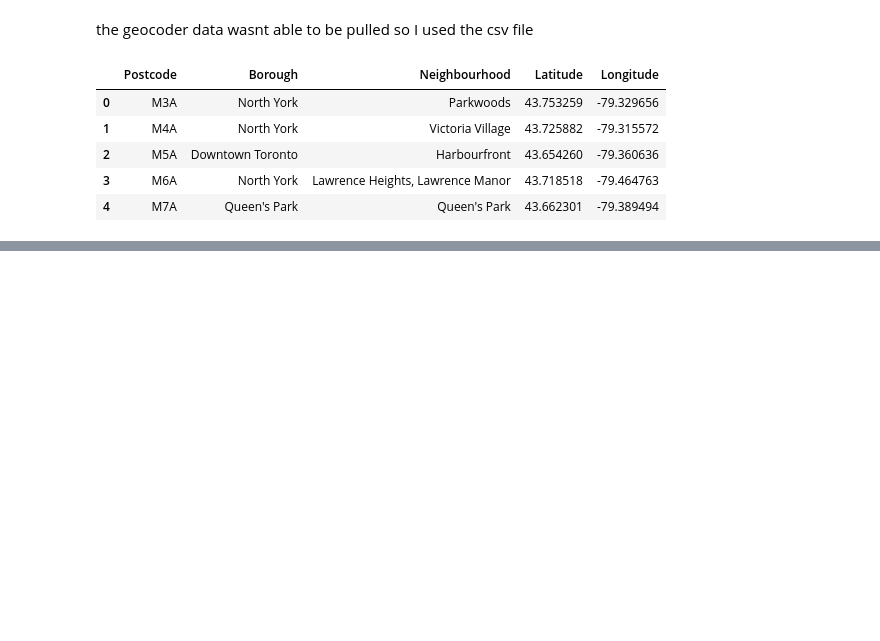
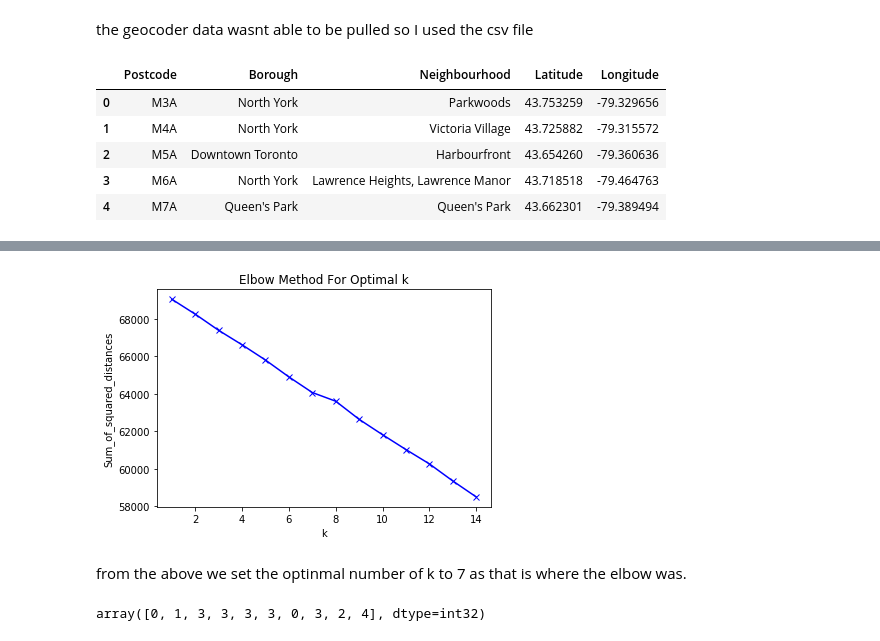
Before and after one commit to CalvinMadeley/Data-Science, a Jupyter notebook: Applied data science capstone.ipynb, the cells around one changed output, grey strips where cells are left out. Drawn from its saved outputs; the diff is of its cells as text; code cells hidden in the pictures; blank space fills up the shorter version.

```diff
--- a/Applied data science capstone.ipynb
+++ b/Applied data science capstone.ipynb
@@ -95,0 +241,5 @@ df_neighbourhoods.head()
+# %%
+df_toronto_venues = pd.concat(toronto_venues)
+
+print(df_toronto_venues.shape)
+df_toronto_venues.head()
@@ -95,0 +294,3 @@ df_neighbourhoods.head()
+# %%
+toronto_grouped = toronto_onehot.groupby('Neighborhood').mean().reset_index()
+toronto_grouped
@@ -95,0 +343,13 @@ df_neighbourhoods.head()
+# %%
+cols = list()
+for col in neighborhoods_venues_sorted.columns:
+    if col == "Neighborhood":
+        continue
+    cols.append(col)
+neighborhoods_venues_sorted_tmp = neighborhoods_venues_sorted
+print(cols)
+for col in cols:
+    dummies = pd.get_dummies(neighborhoods_venues_sorted_tmp[col], prefix=col)
+    neighborhoods_venues_sorted_tmp = pd.concat([neighborhoods_venues_sorted_tmp, dummies], axis=1)
+    neighborhoods_venues_sorted_tmp.drop(col, axis=1, inplace=True)
+neighborhoods_venues_sorted_tmp.head()
@@ -95,0 +364,36 @@ df_neighbourhoods.head()
+# %%
+toronto_features = neighborhoods_venues_sorted_tmp.drop("Neighborhood", axis=1)
+ss_toronto = StandardScaler()
+ss_toronto.fit(toronto_features)
+ss_data_transformed = ss_toronto.transform(toronto_features)
+# %%
+Sum_of_squared_distances = []
+K = range(1,15)
+for k in K:
+    km = KMeans(n_clusters=k)
+    km = km.fit(ss_data_transformed)
+    Sum_of_squared_distances.append(km.inertia_)
+
+
+plt.plot(K, Sum_of_squared_distances, 'bx-')
+plt.xlabel('k')
+plt.ylabel('Sum_of_squared_distances')
+plt.title('Elbow Method For Optimal k')
+plt.show()
+# %% [output]
+[figure, added]
+# %% [markdown]
+from the above we set the optinmal number of k to 7 as that is where the elbow was.
+# %%
+# set number of clusters
+kclusters = 7
+
+toronto_grouped_clustering = toronto_grouped.drop('Neighborhood', 1)
+
+# run k-means clustering
+kmeans = KMeans(n_clusters=kclusters, random_state=0).fit(toronto_grouped_clustering)
+
+# check cluster labels generated for each row in the dataframe
+kmeans.labels_[0:10]
+# %% [output]
+array([0, 1, 3, 3, 3, 3, 0, 3, 2, 4], dtype=int32)
```
Also changed, not shown: parts of 27 cells of this notebook.
